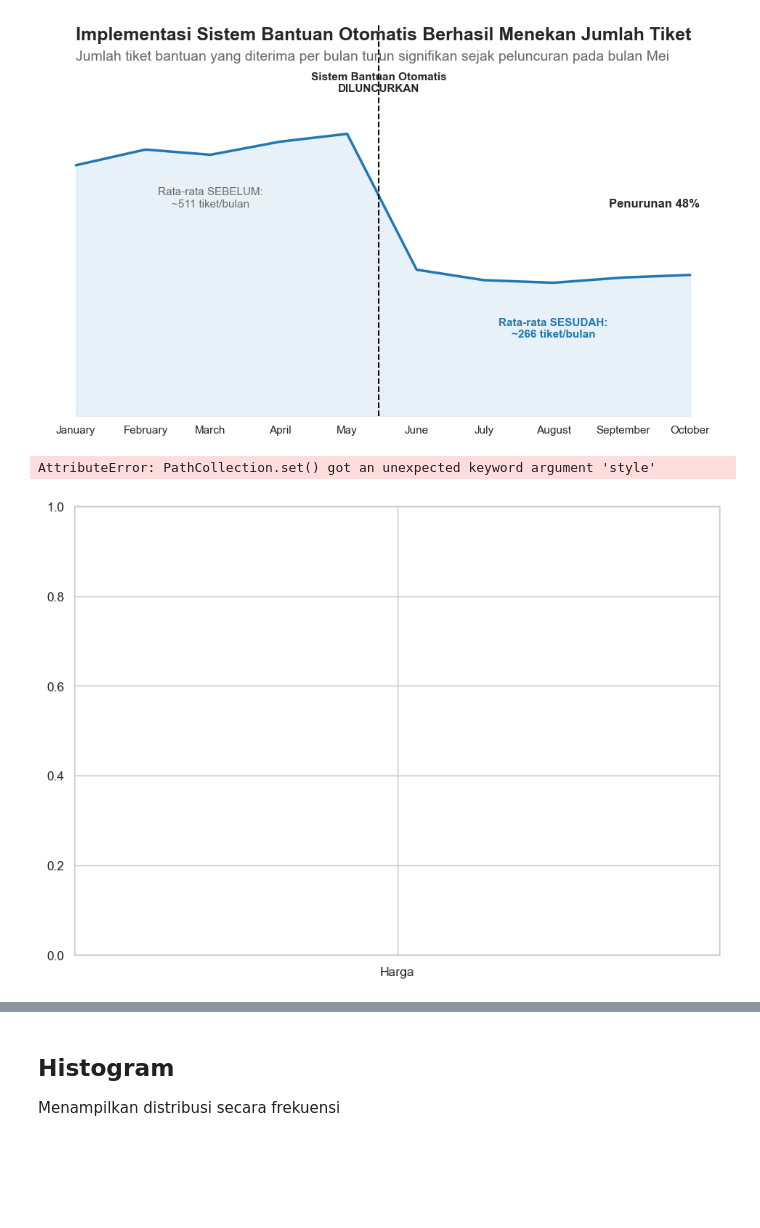
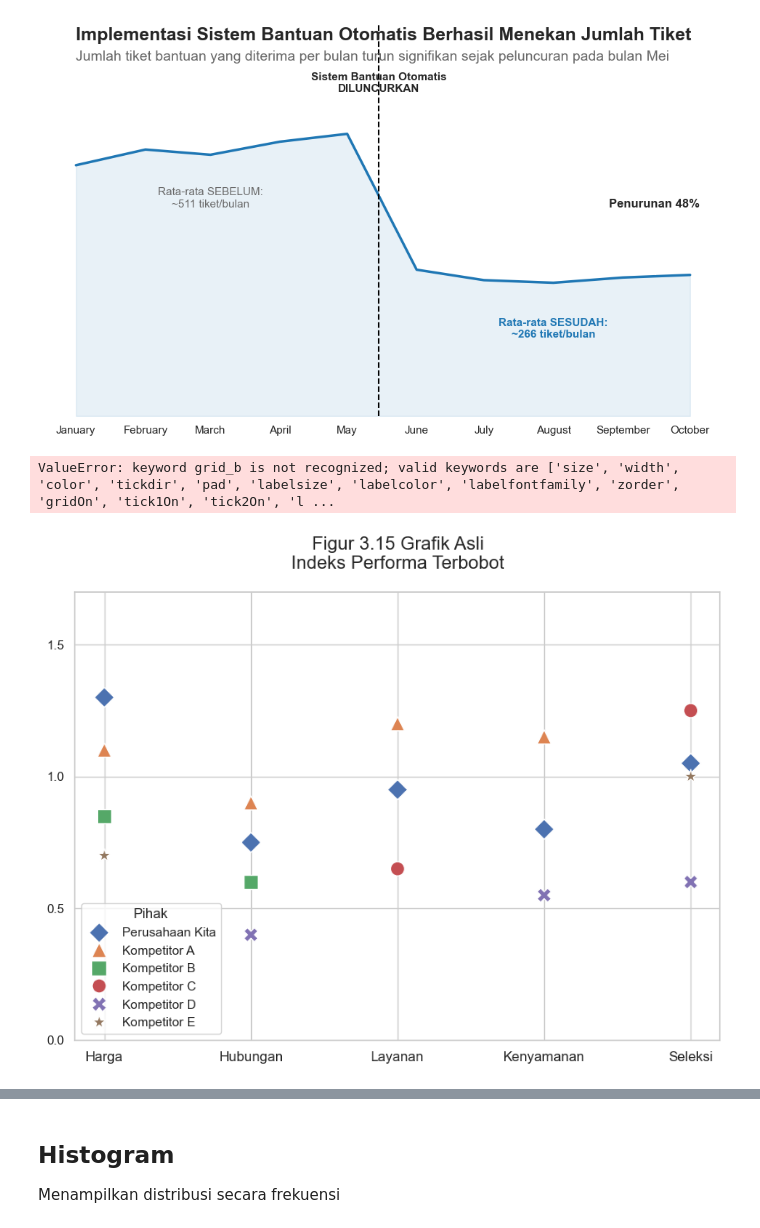
Before and after one commit to gedetanok/kelasbagus3-deep-understanding-of-machine-learning, a Jupyter notebook: Week 2/matplotlib.ipynb, the cells around one changed output, grey strips where cells are left out. Saved outputs shown, nothing was run; the diff lists cells and outputs as text; code cells hidden in the pictures; blank space fills up the shorter version.

```diff
--- a/Week 2/matplotlib.ipynb
+++ b/Week 2/matplotlib.ipynb
@@ -661,40 +701,35 @@ plt.show()
 Could not infer format, so each element will be parsed individually, falling back to `dateutil`. To ensure parsing is consistent and as-expected, please specify a format.
 [figure]
 # %%
+
 import pandas as pd
 import seaborn as sns
 import matplotlib.pyplot as plt
 
-# 1. Estimasi dan Strukturkan Data dari Gambar
-# Data ini diperkirakan dari posisi titik-titik pada grafik di buku.
+# 1. Estimasi dan Strukturkan Data dari Gambar (Tetap sama)
 data = [
     {'Kategori': 'Harga', 'Pihak': 'Perusahaan Kita', 'Indeks': 1.30},
     {'Kategori': 'Harga', 'Pihak': 'Kompetitor A', 'Indeks': 1.10},
     {'Kategori': 'Harga', 'Pihak': 'Kompetitor B', 'Indeks': 0.85},
     {'Kategori': 'Harga', 'Pihak': 'Kompetitor E', 'Indeks': 0.70},
-
     {'Kategori': 'Hubungan', 'Pihak': 'Perusahaan Kita', 'Indeks': 0.75},
     {'Kategori': 'Hubungan', 'Pihak': 'Kompetitor A', 'Indeks': 0.90},
     {'Kategori': 'Hubungan', 'Pihak': 'Kompetitor B', 'Indeks': 0.60},
     {'Kategori': 'Hubungan', 'Pihak': 'Kompetitor D', 'Indeks': 0.40},
-
     {'Kategori': 'Layanan', 'Pihak': 'Perusahaan Kita', 'Indeks': 0.95},
     {'Kategori': 'Layanan', 'Pihak': 'Kompetitor A', 'Indeks': 1.20},
     {'Kategori': 'Layanan', 'Pihak': 'Kompetitor C', 'Indeks': 0.65},
-
     {'Kategori': 'Kenyamanan', 'Pihak': 'Perusahaan Kita', 'Indeks': 0.80},
     {'Kategori': 'Kenyamanan', 'Pihak': 'Kompetitor A', 'Indeks': 1.15},
     {'Kategori': 'Kenyamanan', 'Pihak': 'Kompetitor D', 'Indeks': 0.55},
-
     {'Kategori': 'Seleksi', 'Pihak': 'Perusahaan Kita', 'Indeks': 1.05},
     {'Kategori': 'Seleksi', 'Pihak': 'Kompetitor C', 'Indeks': 1.25},
     {'Kategori': 'Seleksi', 'Pihak': 'Kompetitor D', 'Indeks': 0.60},
     {'Kategori': 'Seleksi', 'Pihak': 'Kompetitor E', 'Indeks': 1.00},
 ]
-
 df = pd.DataFrame(data)
 
-# 2. Tentukan Bentuk Marker dan Urutan Pihak
+# 2. Tentukan Bentuk Marker dan Urutan Pihak (Tetap sama)
 pihak_order = ['Perusahaan Kita', 'Kompetitor A', 'Kompetitor B', 'Kompetitor C', 'Kompetitor D', 'Kompetitor E']
 marker_map = {
     'Perusahaan Kita': 'D', # Diamond
@@ -702,50 +737,47 @@ marker_map = {
     'Kompetitor B': 's', # Square
     'Kompetitor C': 'o', # Circle
     'Kompetitor D': 'X', # X
-    'Kompetitor E': '*'  # Star (dipilih agar tidak sama dengan 'Perusahaan Kita')
+    'Kompetitor E': '*'  # Star
 }
 
-# 3. Buat Plot
+# 3. Buat Plot dengan FUNGSI YANG BENAR
 sns.set_theme(style="whitegrid")
 fig, ax = plt.subplots(figsize=(10, 7))
 
-# Gunakan stripplot dari Seaborn
-plot = sns.stripplot(
+# --- PERUBAHAN UTAMA ADA DI SINI ---
+# Menggunakan scatterplot, bukan stripplot
+plot = sns.scatterplot(
     data=df,
     x='Kategori',
     y='Indeks',
     hue='Pihak',
     hue_order=pihak_order,
-    s='Pihak',
+    style='Pihak',
     style_order=pihak_order,
     markers=marker_map,
-    s=12,  # Ukuran marker
-    jitter=False, # Pastikan titik-titik tidak menyebar horizontal
-    ax=ax
+    s=150,  # Ukuran marker disesuaikan untuk scatterplot
+    ax=ax,
+    legend='full' # Pastikan semua legenda muncul
 )
 
-# 4. Styling agar Mirip dengan Buku
-# Judul dan Label
+# 4. Styling agar Mirip dengan Buku (Tetap sama)
 ax.set_title("Figur 3.15 Grafik Asli\nIndeks Performa Terbobot", fontsize=16, pad=20)
 ax.set_xlabel('')
 ax.set_ylabel('')
 ax.tick_params(axis='x', labelsize=12)
 ax.tick_params(axis='y', labelsize=11)
 
-
 # Sumbu Y dan Grid
 ax.set_ylim(0, 1.7)
 ax.set_yticks([0.0, 0.5, 1.0, 1.5])
-ax.grid(axis='x', which='both', b=False) # Hapus grid vertikal
-ax.grid(axis='y', linestyle='-', linewidth=1) # Atur grid horizontal
+ax.grid(axis='x', which='both', b=False)
+ax.grid(axis='y', linestyle='-', linewidth=1)
 
 # Legenda
 handles, labels = ax.get_legend_handles_labels()
-# Hapus judul "Pihak" dari legenda
 ax.legend(handles, labels, loc='upper left', bbox_to_anchor=(-0.4, 1.0), frameon=False, fontsize=11)
 
-
 plt.show()
 # %% [output]
-AttributeError: PathCollection.set() got an unexpected keyword argument 'style'
+ValueError: keyword grid_b is not recognized; valid keywords are ['size', 'width', 'color', 'tickdir', 'pad', 'labelsize', 'labelcolor', 'labelfontfamily', 'zorder', 'gridOn', 'tick1On', 'tick2On', 'l ...
-[figure, old version]
+[figure, new version]
```
Also changed, not shown: parts of 6 cells of this notebook, 3 other files.
